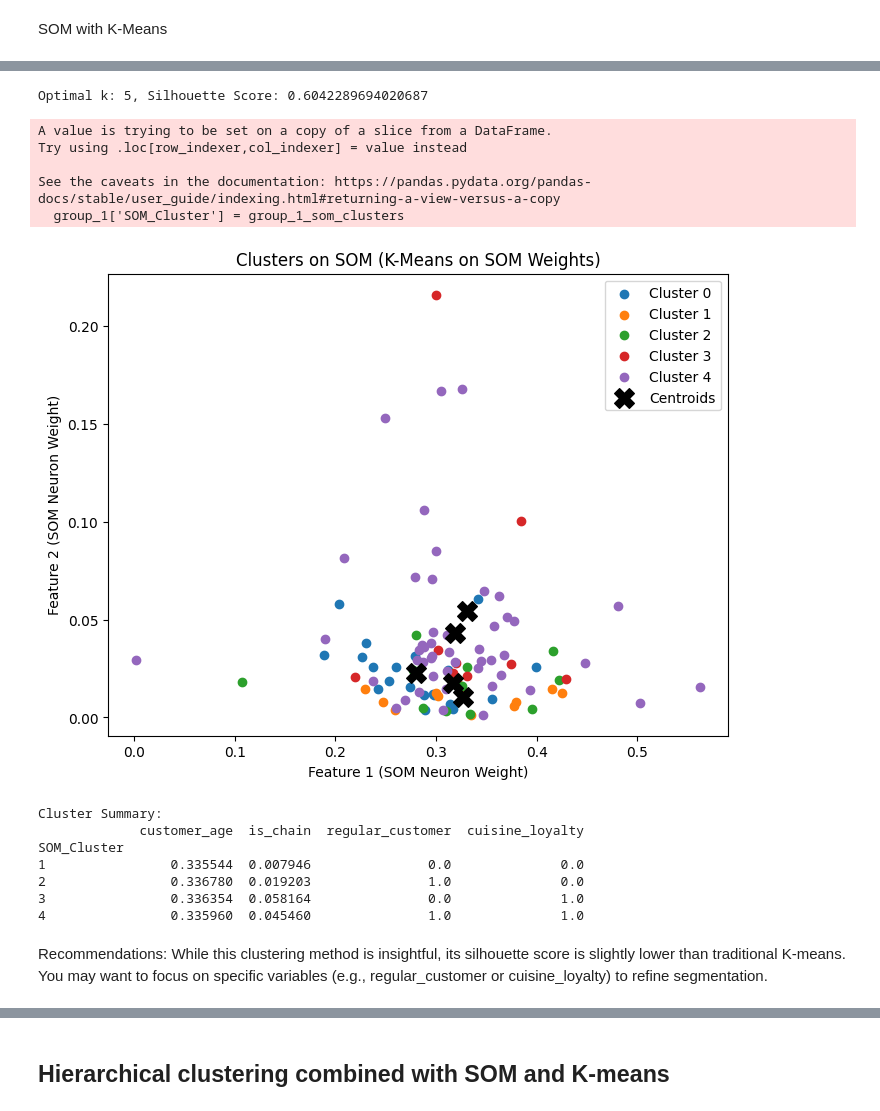
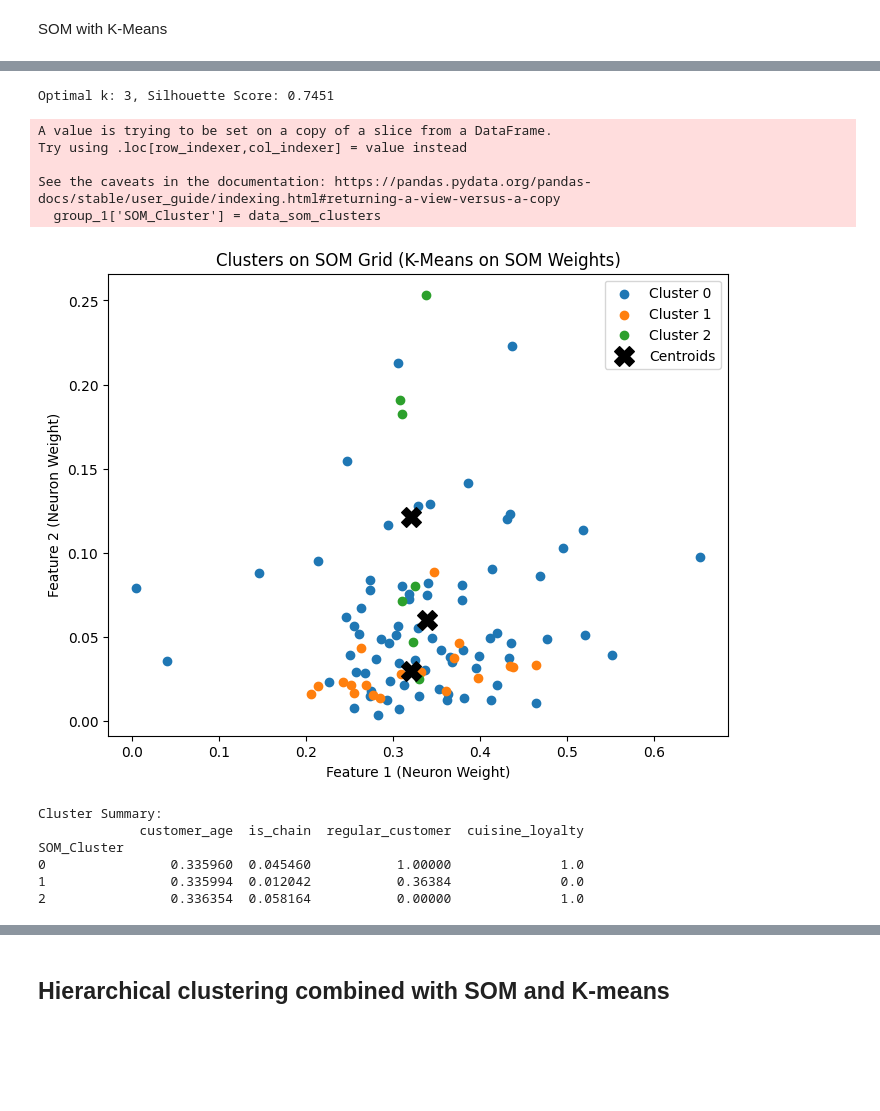
Before and after one commit to gugaaa1904/Data_Mining, a Jupyter notebook: Group 51 Clustering.ipynb, the cells around one changed output, grey strips where cells are left out. Drawn from its saved outputs; the diff is of its cells as text; code cells hidden in the pictures; blank space fills up the shorter version.

Commit message:
Group 1 Clustering

```diff
--- a/Group 51 Clustering.ipynb
+++ b/Group 51 Clustering.ipynb
@@ -359,13 +400,13 @@ sigma = 1.0
 
 # Initialize and train the SOM
 som = MiniSom(x=som_grid_x, y=som_grid_y, input_len=group_1.shape[1], sigma=sigma, learning_rate=learning_rate)
-som.random_weights_init(group_1.values)
-som.train_random(data=group_1.values, num_iteration=100)
+som.random_weights_init(group_1.values)  # Initialize weights randomly
+som.train_random(data=group_1.values, num_iteration=1000)  # Increased iterations for stability
 
-# Step 2: Extract weights from SOM
-som_weights = np.array(som.get_weights().reshape(som_grid_x * som_grid_y, group_1.shape[1]))
+# Step 2: Extract SOM neuron weights
+som_weights = som.get_weights().reshape(som_grid_x * som_grid_y, group_1.shape[1])
 
-# Step 3: Apply K-Means to SOM weights
+# Step 3: Apply K-Means on SOM weights
 silhouette_scores = []
 k_values = range(2, 6)  # Trying 2 to 5 clusters
 
@@ -378,7 +419,7 @@ for k in k_values:
 # Plot silhouette scores
 plt.figure(figsize=(8, 5))
 plt.plot(k_values, silhouette_scores, marker='o')
-plt.title("Silhouette Scores for K-Means on SOM (Customer Demographics)")
+plt.title("Silhouette Scores for K-Means on SOM Weights")
 plt.xlabel("Number of Clusters (k)")
 plt.ylabel("Silhouette Score")
 plt.grid(True)
@@ -386,21 +427,25 @@ plt.show()
 
 # Select the optimal number of clusters
 optimal_k = k_values[np.argmax(silhouette_scores)]
+print(f"Optimal k: {optimal_k}, Silhouette Score: {max(silhouette_scores):.4f}")
+
+# Step 4: Fit K-Means with the optimal number of clusters
 kmeans = KMeans(n_clusters=optimal_k, random_state=42)
 som_cluster_labels = kmeans.fit_predict(som_weights)
 
-print(f"Optimal k: {optimal_k}, Silhouette Score: {max(silhouette_scores)}")
+# Map original data to SOM clusters
+data_som_clusters = []
+for row in group_1.values:
+    # Find the BMU (Best Matching Unit) for each data point
+    winner_coords = som.winner(row)
+    winner_index = winner_coords[0] * som_grid_y + winner_coords[1]
+    cluster_label = kmeans.labels_[winner_index]
+    data_som_clusters.append(cluster_label)
 
-# Step 4: Assign data points to clusters based on SOM mapping
-group_1_som_clusters = np.array([
-    kmeans.predict([som_weights[som.winner(row)[0] * som_grid_y + som.winner(row)[1]]])[0]
-    for row in group_1.values
-])
+# Add SOM cluster labels to the dataset
+group_1['SOM_Cluster'] = data_som_clusters
 
-# Add cluster labels to the dataset
-group_1['SOM_Cluster'] = group_1_som_clusters
-
-# Step 5: Visualize the SOM Clusters
+# Step 5: Visualize SOM Clusters
 plt.figure(figsize=(8, 6))
 for i in range(optimal_k):
     plt.scatter(
@@ -410,9 +455,9 @@ for i in range(optimal_k):
     )
 plt.scatter(kmeans.cluster_centers_[:, 0], kmeans.cluster_centers_[:, 1],
             s=200, c='black', marker='X', label='Centroids')
-plt.title("Clusters on SOM (K-Means on SOM Weights)")
-plt.xlabel("Feature 1 (SOM Neuron Weight)")
-plt.ylabel("Feature 2 (SOM Neuron Weight)")
+plt.title("Clusters on SOM Grid (K-Means on SOM Weights)")
+plt.xlabel("Feature 1 (Neuron Weight)")
+plt.ylabel("Feature 2 (Neuron Weight)")
 plt.legend()
 plt.show()
 
@@ -425,17 +470,13 @@ print(cluster_summary)
-Optimal k: 5, Silhouette Score: 0.6042289694020687
+Optimal k: 3, Silhouette Score: 0.7451
 A value is trying to be set on a copy of a slice from a DataFrame.
 Try using .loc[row_indexer,col_indexer] = value instead
 
 See the caveats in the documentation: https://pandas.pydata.org/pandas-docs/stable/user_guide/indexing.html#returning-a-view-versus-a-copy
-  group_1['SOM_Cluster'] = group_1_som_clusters
+  group_1['SOM_Cluster'] = data_som_clusters
-[figure, old version]
+[figure, new version]
 Cluster Summary:
              customer_age  is_chain  regular_customer  cuisine_loyalty
 SOM_Cluster
-1                0.335544  0.007946               0.0              0.0
-2                0.336780  0.019203               1.0              0.0
-3                0.336354  0.058164               0.0              1.0
-4                0.335960  0.045460               1.0              1.0
+0                0.335960  0.045460           1.00000              1.0
+1                0.335994  0.012042           0.36384              0.0
+2                0.336354  0.058164           0.00000              1.0
-# %% [markdown]
-Recommendations:
-While this clustering method is insightful, its silhouette score is slightly lower than traditional K-means. You may want to focus on specific variables (e.g., regular_customer or cuisine_loyalty) to refine segmentation.
```
Also changed, not shown: parts of 16 cells of this notebook, 2 other files.
